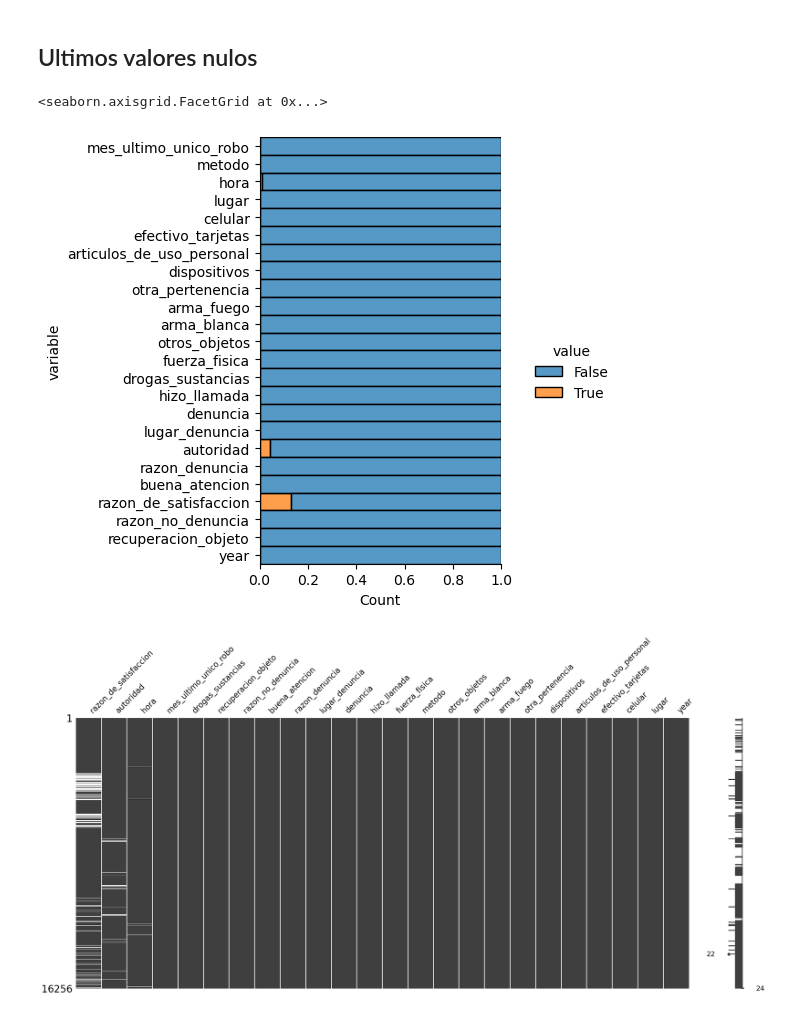
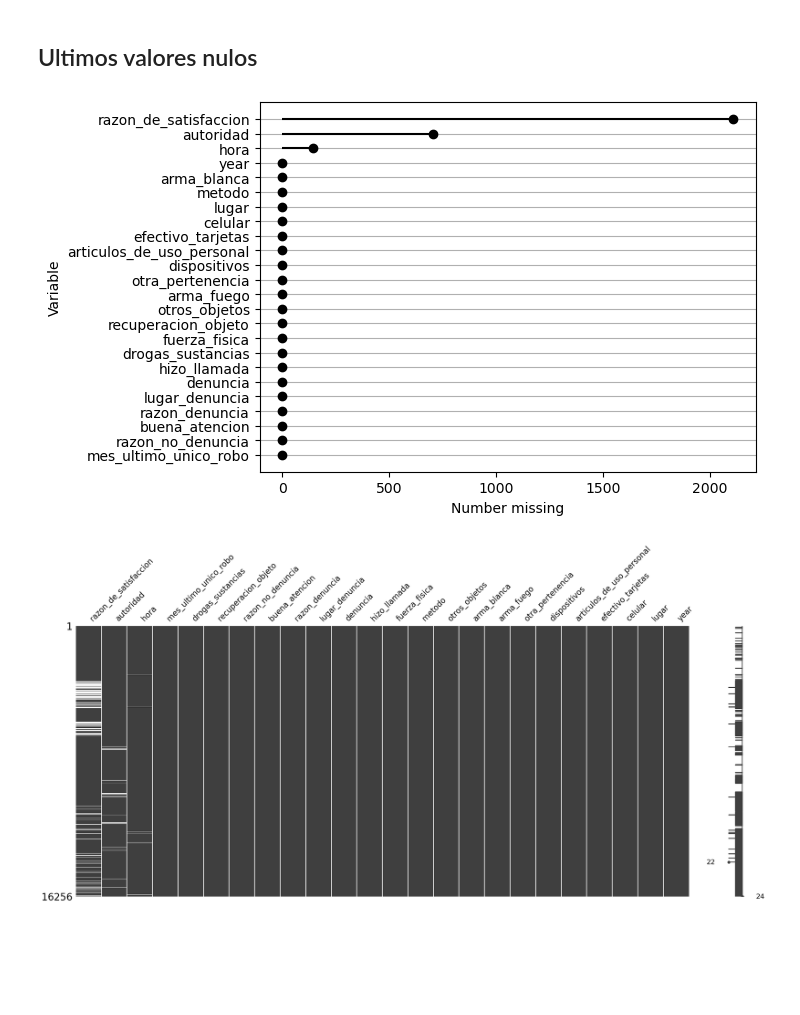
Before and after one commit to giraljv/hurtos_colombia, a Jupyter notebook: notebooks/0-1_nulls.ipynb, the cells around one changed output. Cells and saved outputs as stored; diff of their text form; code cells hidden in the pictures; blank space fills up the shorter version.

```diff
--- a/notebooks/0-1_nulls.ipynb
+++ b/notebooks/0-1_nulls.ipynb
@@ -314,10 +314,9 @@ df_1_nulos = df_1_nulos.fillna(
 # %%
 df_casi_terminado = pd.concat([df_1_nulos,df_2_nonulos])
 # %%
-df_casi_terminado.ms_tools.vis_proportion()
+df_casi_terminado.ms_tools.vis_variable_plot()
 # %% [output]
-<seaborn.axisgrid.FacetGrid at 0x...>
-[figure, old version]
+[figure, new version]
 # %%
 df_nulosinautoridad = df_casi_terminado[df_casi_terminado['autoridad'].isnull()]
 # %%
```
Also changed, not shown: parts of 4 cells of this notebook, 2 other files.
